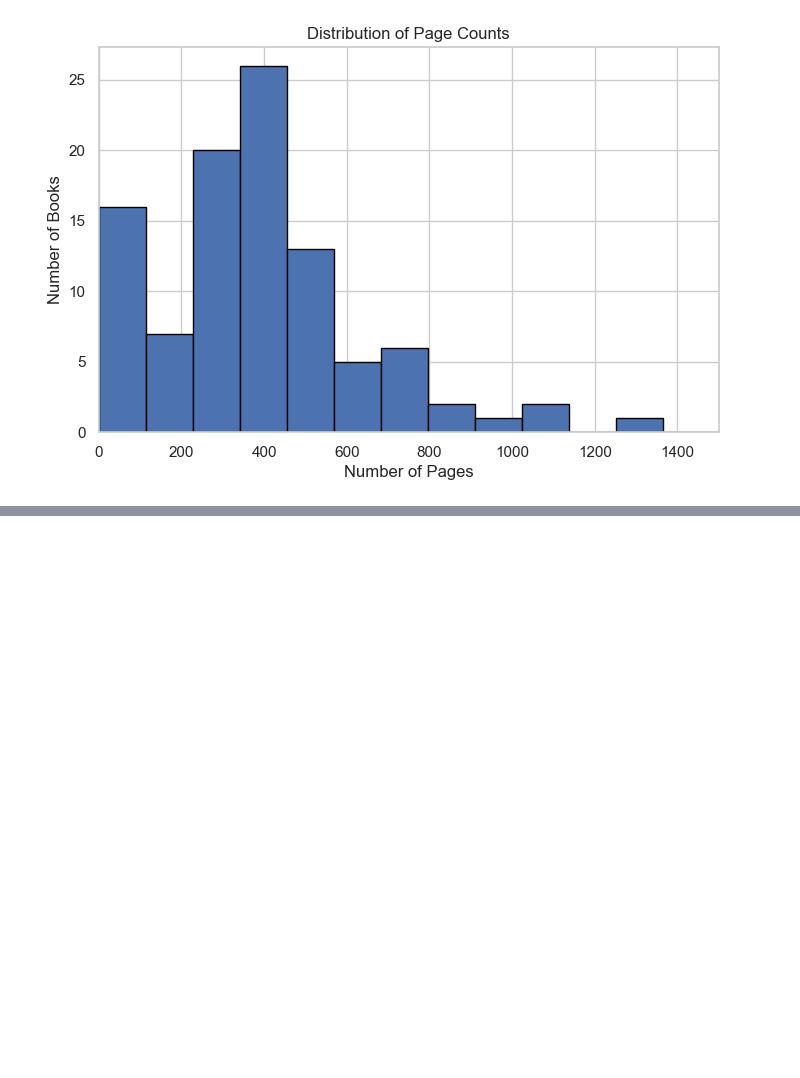
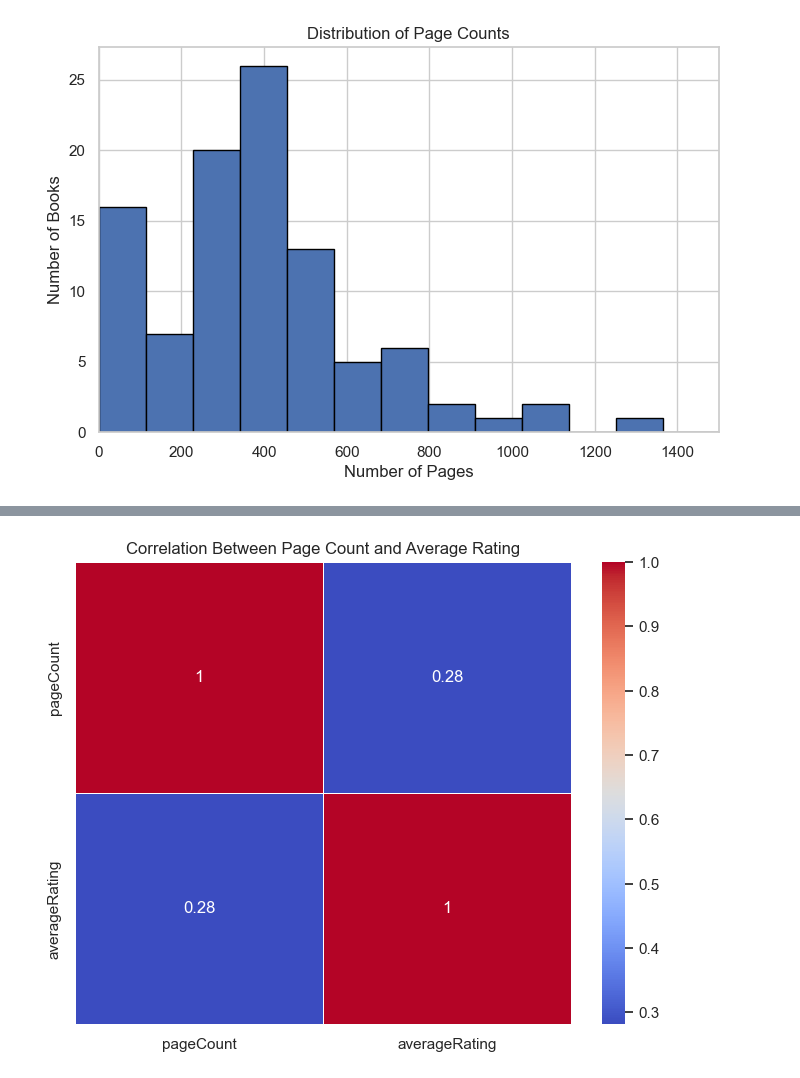
Before and after one commit to CamLandon/smart-books, a Jupyter notebook: notebooks/exploratory_analysis.ipynb, the cells around one changed output, grey strips where cells are left out. Saved outputs shown, nothing was run; the diff lists cells and outputs as text; code cells hidden in the pictures; blank space fills up the shorter version.

```diff
--- a/notebooks/exploratory_analysis.ipynb
+++ b/notebooks/exploratory_analysis.ipynb
@@ -83,0 +97,9 @@ plt.show()
+# %%
+# Step 7: Correlation Heatmap
+
+plt.figure(figsize=(8,6))
+sns.heatmap(books_df[['pageCount', 'averageRating']].corr(), annot=True, cmap='coolwarm', linewidths=0.5)
+plt.title('Correlation Between Page Count and Average Rating')
+plt.show()
+# %% [output]
+[figure, added]
```
Also changed, not shown: parts of 4 cells of this notebook, 1 other file.
